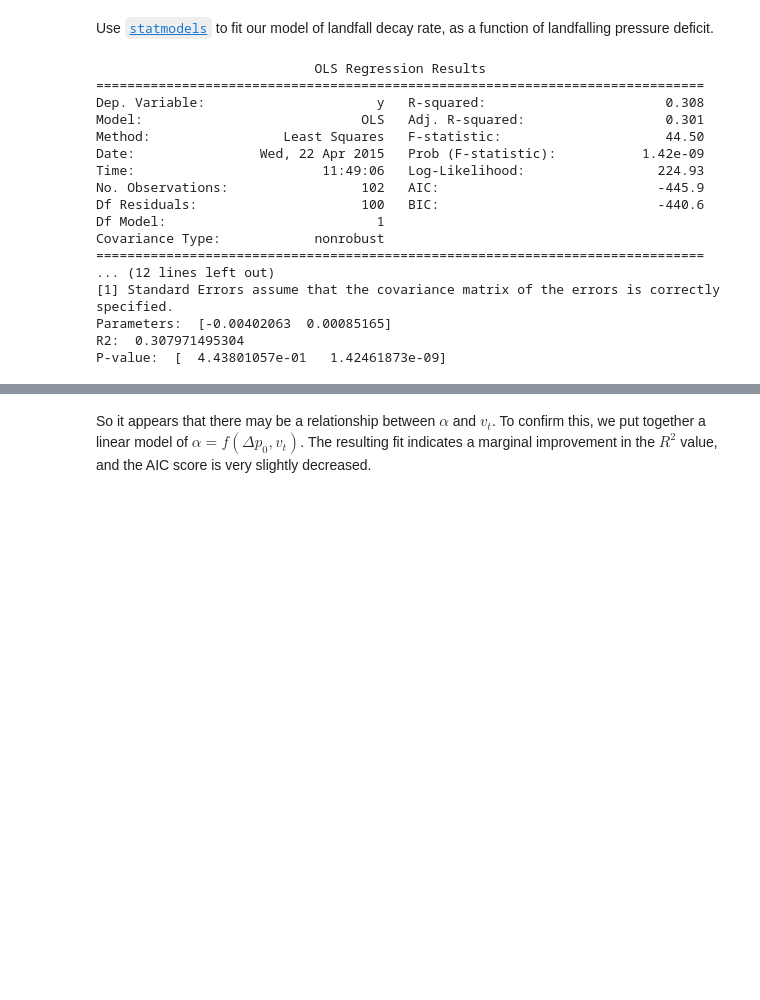
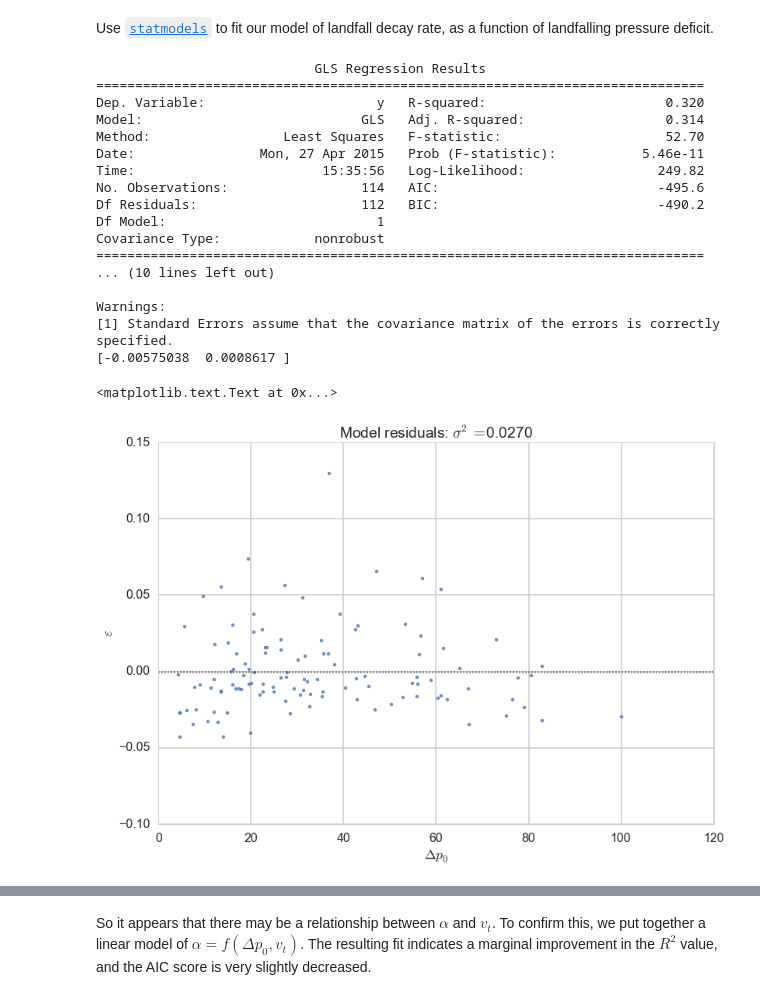
Before and after one commit to wcarthur/notebooks, a Jupyter notebook: TC landfall decay.ipynb, the cells around one changed output, grey strips where cells are left out. Cells and saved outputs as stored; diff of their text form; code cells hidden in the pictures; blank space fills up the shorter version.

```diff
--- a/TC landfall decay.ipynb
+++ b/TC landfall decay.ipynb
@@ -226,30 +231,36 @@ jp.set_axis_labels(r"${\Delta p_0}$", r"$\alpha$")
 # %% [markdown]
 Use [`statmodels`](http://statsmodels.sourceforge.net/) to fit our model of landfall decay rate, as a function of landfalling pressure deficit.
 # %%
-import statsmodels.api as sm
 X = sm.add_constant(landfall_pressure)
 y = np.array(decayrate)
-model = sm.OLS(y, X)
+model = sm.GLS(y, X)
 results = model.fit()
 print(results.summary())
-print('Parameters: ', results.params)
-print('R2: ', results.rsquared)
-print('P-value: ', results.pvalues)
+print(results.params)
 # %% [output]
-                            OLS Regression Results
+                            GLS Regression Results
 ==============================================================================
-Dep. Variable:                      y   R-squared:                       0.308
-Model:                            OLS   Adj. R-squared:                  0.301
-Method:                 Least Squares   F-statistic:                     44.50
-Date:                Wed, 22 Apr 2015   Prob (F-statistic):           1.42e-09
-Time:                        11:49:06   Log-Likelihood:                 224.93
-No. Observations:                 102   AIC:                            -445.9
-Df Residuals:                     100   BIC:                            -440.6
+Dep. Variable:                      y   R-squared:                       0.320
+Model:                            GLS   Adj. R-squared:                  0.314
+Method:                 Least Squares   F-statistic:                     52.70
+Date:                Mon, 27 Apr 2015   Prob (F-statistic):           5.46e-11
+Time:                        15:35:56   Log-Likelihood:                 249.82
+No. Observations:                 114   AIC:                            -495.6
+Df Residuals:                     112   BIC:                            -490.2
 Df Model:                           1
 Covariance Type:            nonrobust
 ==============================================================================
-... (12 lines left out)
+... (10 lines left out)
+
+Warnings:
 [1] Standard Errors assume that the covariance matrix of the errors is correctly specified.
-Parameters:  [-0.00402063  0.00085165]
-R2:  0.307971495304
-P-value:  [  4.43801057e-01   1.42461873e-09]
+[-0.00575038  0.0008617 ]
+# %%
+rp = seaborn.residplot('dp0','alpha',df)
+rp.set_xlabel(r"${\Delta p_0}$")
+rp.set_xlim((0,120))
+rp.set_ylabel(r"$\varepsilon$")
+rp.set_title(r"Model residuals: $\sigma^2 = ${0:.4f}".format(np.std(results.resid)))
+# %% [output]
+<matplotlib.text.Text at 0x...>
+[figure, added]
```
Also changed, not shown: parts of 14 cells of this notebook.
